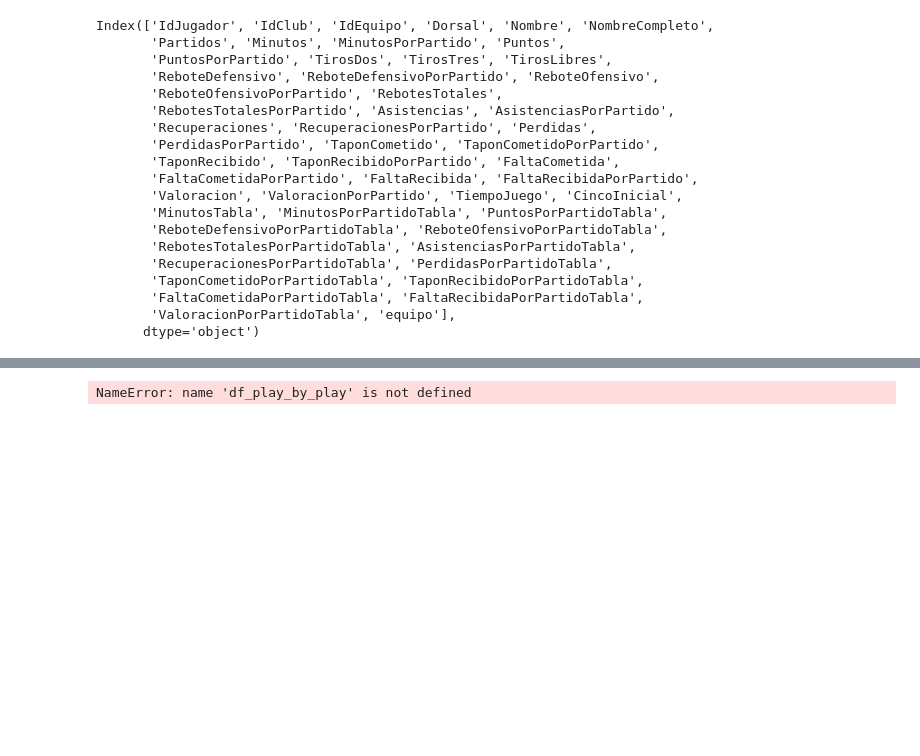
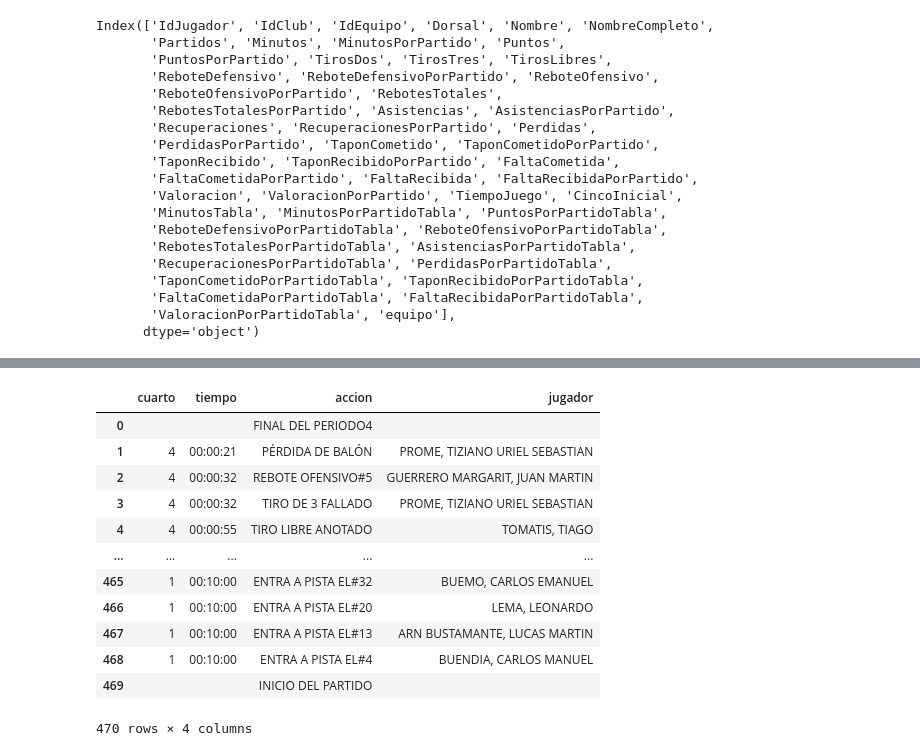
Before and after one commit to RomanLanda11/lnb-web-scraping, a Jupyter notebook: notebook/poc_scrapping.ipynb, the cells around one changed output, grey strips where cells are left out. Drawn from its saved outputs; the diff is of its cells as text; code cells hidden in the pictures; blank space fills up the shorter version.

```diff
--- a/notebook/poc_scrapping.ipynb
+++ b/notebook/poc_scrapping.ipynb
@@ -480,4 +635,17 @@ Ocurrió un error en la parte de Selenium o BeautifulSoup: ChromeDriverManager.i
-# %%
-df_play_by_play
-# %% [output]
-NameError: name 'df_play_by_play' is not defined
+# %%
+df_acciones = pd.DataFrame(acciones_del_partido)
+df_acciones
+# %% [output]
+|  | cuarto | tiempo | accion | jugador |
+| 0 |  |  | FINAL DEL PERIODO4 |  |
+| 1 | 4 | 00:00:21 | PÉRDIDA DE BALÓN | PROME, TIZIANO URIEL SEBASTIAN |
+| 2 | 4 | 00:00:32 | REBOTE OFENSIVO#5 | GUERRERO MARGARIT, JUAN MARTIN |
+| 3 | 4 | 00:00:32 | TIRO DE 3 FALLADO | PROME, TIZIANO URIEL SEBASTIAN |
+| 4 | 4 | 00:00:55 | TIRO LIBRE ANOTADO | TOMATIS, TIAGO |
+| ... | ... | ... | ... | ... |
+| 465 | 1 | 00:10:00 | ENTRA A PISTA EL#32 | BUEMO, CARLOS EMANUEL |
+| 466 | 1 | 00:10:00 | ENTRA A PISTA EL#20 | LEMA, LEONARDO |
+| 467 | 1 | 00:10:00 | ENTRA A PISTA EL#13 | ARN BUSTAMANTE, LUCAS MARTIN |
+| 468 | 1 | 00:10:00 | ENTRA A PISTA EL#4 | BUENDIA, CARLOS MANUEL |
+| 469 |  |  | INICIO DEL PARTIDO |  |
+470 rows × 4 columns
```
Also changed, not shown: parts of 8 cells of this notebook, 3 other files.
